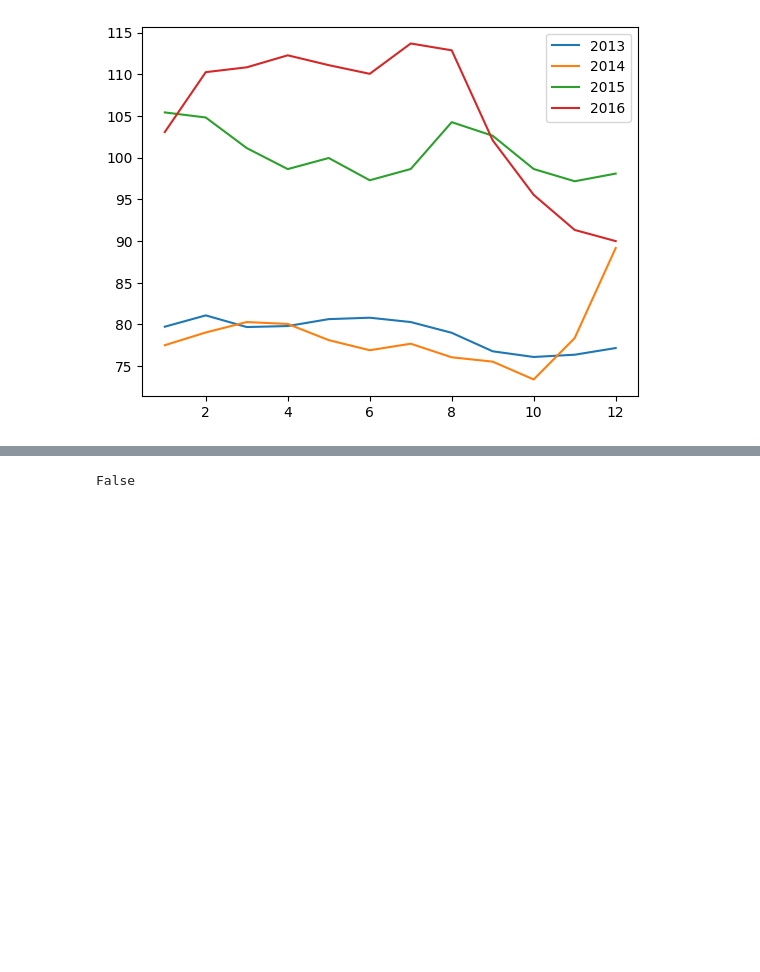
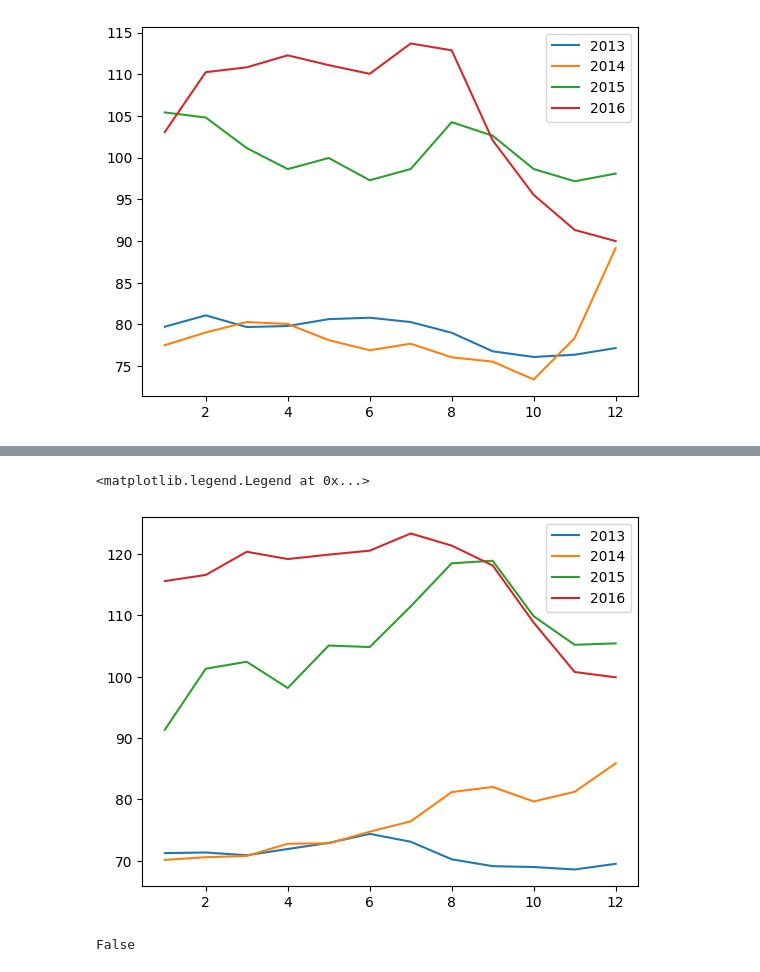
Before and after one commit to MauLazcano/manejoNumpy, a Jupyter notebook: Numpy.ipynb, the cells around one changed output, grey strips where cells are left out. Drawn from its saved outputs; the diff is of its cells as text; code cells hidden in the pictures; blank space fills up the shorter version.

```diff
--- a/Numpy.ipynb
+++ b/Numpy.ipynb
@@ -97,3 +117,16 @@ plt.legend(['2013', '2014', '2015', '2016'])
+# %%
+ekaterimburgo1 = ekaterimburgo[0:12]
+ekaterimburgo2 = ekaterimburgo[12:24]
+ekaterimburgo3 = ekaterimburgo[24:36]
+ekaterimburgo4 = ekaterimburgo[36:48]
+plt.plot(np.arange(1,13,1), ekaterimburgo1)
+plt.plot(np.arange(1,13,1), ekaterimburgo2)
+plt.plot(np.arange(1,13,1), ekaterimburgo3)
+plt.plot(np.arange(1,13,1), ekaterimburgo4)
+plt.legend(['2013', '2014', '2015', '2016'])
+# %% [output]
+<matplotlib.legend.Legend at 0x...>
+[figure, added]
 # %%
 np.array_equal(moscu1,moscu2) # Comparar si el array es igual
 # %% [output]
```
Also changed, not shown: parts of 9 cells of this notebook.
